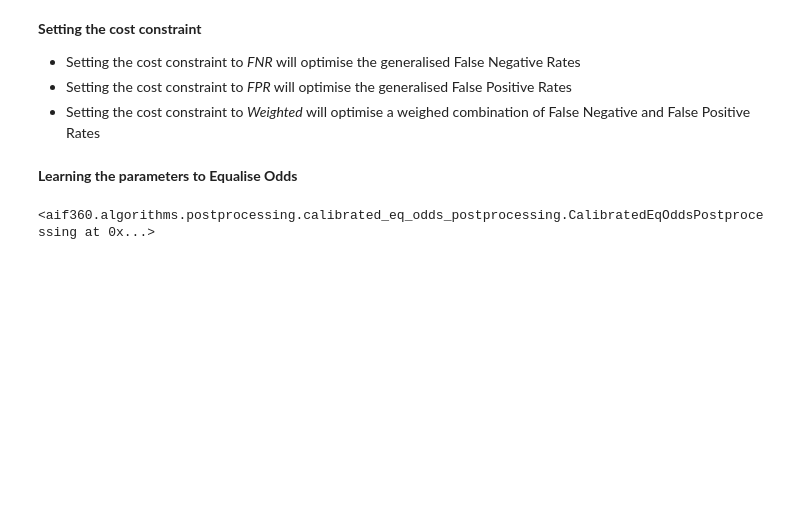
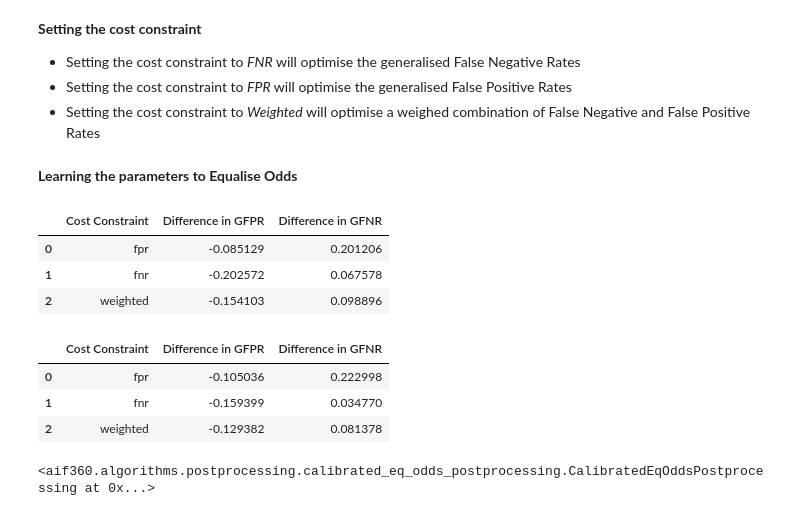
Before and after one commit to megantennies/FYP, a Jupyter notebook: FYP_CODE.ipynb, the cells around one changed output. Saved outputs shown, nothing was run; the diff lists cells and outputs as text; code cells hidden in the pictures; blank space fills up the shorter version.

```diff
--- a/FYP_CODE.ipynb
+++ b/FYP_CODE.ipynb
@@ -1551,3 +1546,18 @@ rand_seed = 12345679
+# %%
+constraints = ['fpr', 'fnr', 'weighted']
+get_cost_constraint(constraints = constraints, dataset = 'Validation')
+# %% [output]
+|  | Cost Constraint | Difference in GFPR | Difference in GFNR |
+| 0 | fpr | -0.085129 | 0.201206 |
+| 1 | fnr | -0.202572 | 0.067578 |
+| 2 | weighted | -0.154103 | 0.098896 |
+# %%
+get_cost_constraint(constraints = constraints, dataset = 'Testing')
+# %% [output]
+|  | Cost Constraint | Difference in GFPR | Difference in GFNR |
+| 0 | fpr | -0.105036 | 0.222998 |
+| 1 | fnr | -0.159399 | 0.034770 |
+| 2 | weighted | -0.129382 | 0.081378 |
 # %%
 ceo = CalibratedEqOddsPostprocessing(privileged_groups = privileged_groups, unprivileged_groups = unprivileged_groups,
     cost_constraint = cost_constraint, seed = rand_seed)
```
Also changed, not shown: parts of 10 cells of this notebook.
